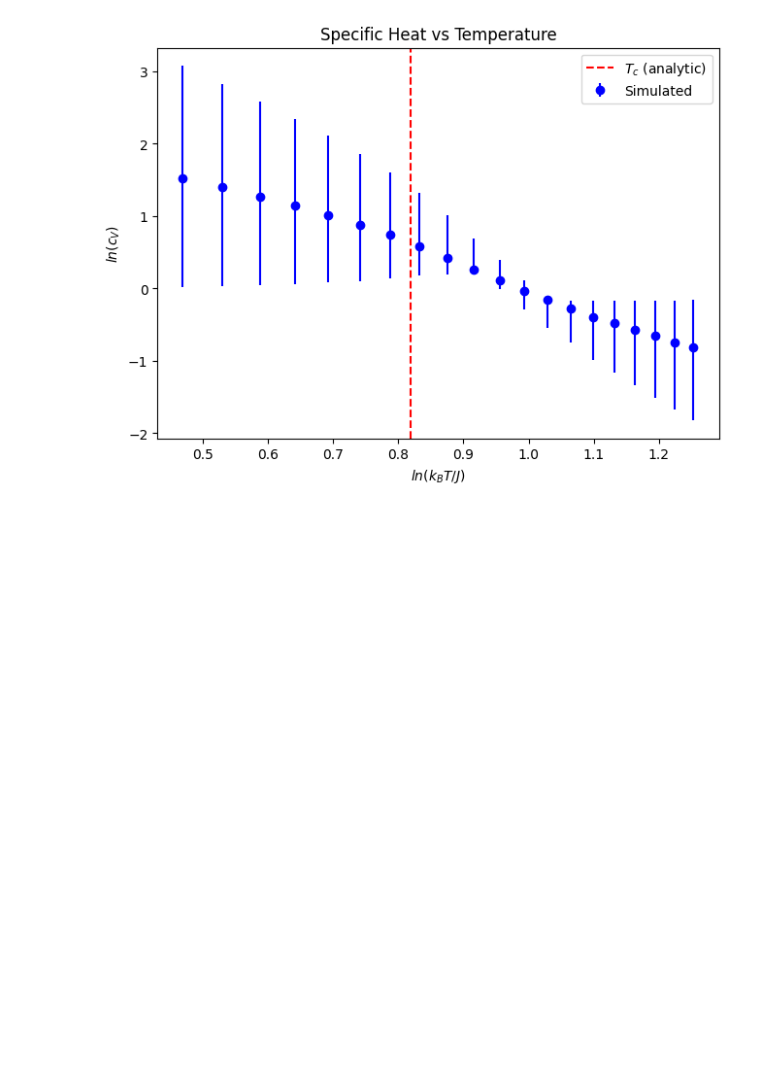
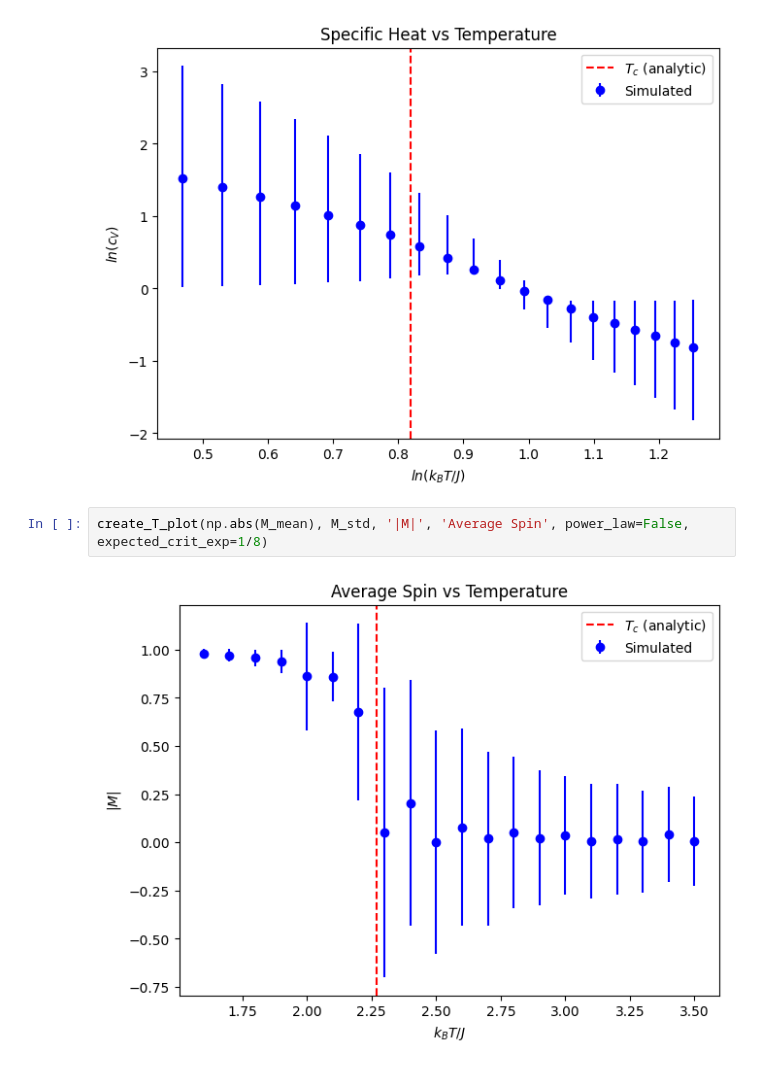
Before and after one commit to DarkLordProgrammer/ising, a Jupyter notebook: ising_plot.ipynb, the cells around one changed output. Saved outputs shown, nothing was run; the diff lists cells and outputs as text; blank space fills up the shorter version.

Commit message:
Average spin vs. temperature

```diff
--- a/ising_plot.ipynb
+++ b/ising_plot.ipynb
@@ -146,3 +146,7 @@ create_T_plot(E_mean, E_std, 'E/J', 'Average Site Energy', power_law = False, ge
 create_T_plot(cV_mean, cV_std, 'c_V', 'Specific Heat', expected_crit_exp=0.0)
 # %% [output]
 [figure]
+# %%
+create_T_plot(np.abs(M_mean), M_std, '|M|', 'Average Spin', power_law=False, expected_crit_exp=1/8)
+# %% [output]
+[figure, added]
```
Also changed, not shown: 1 other file.
